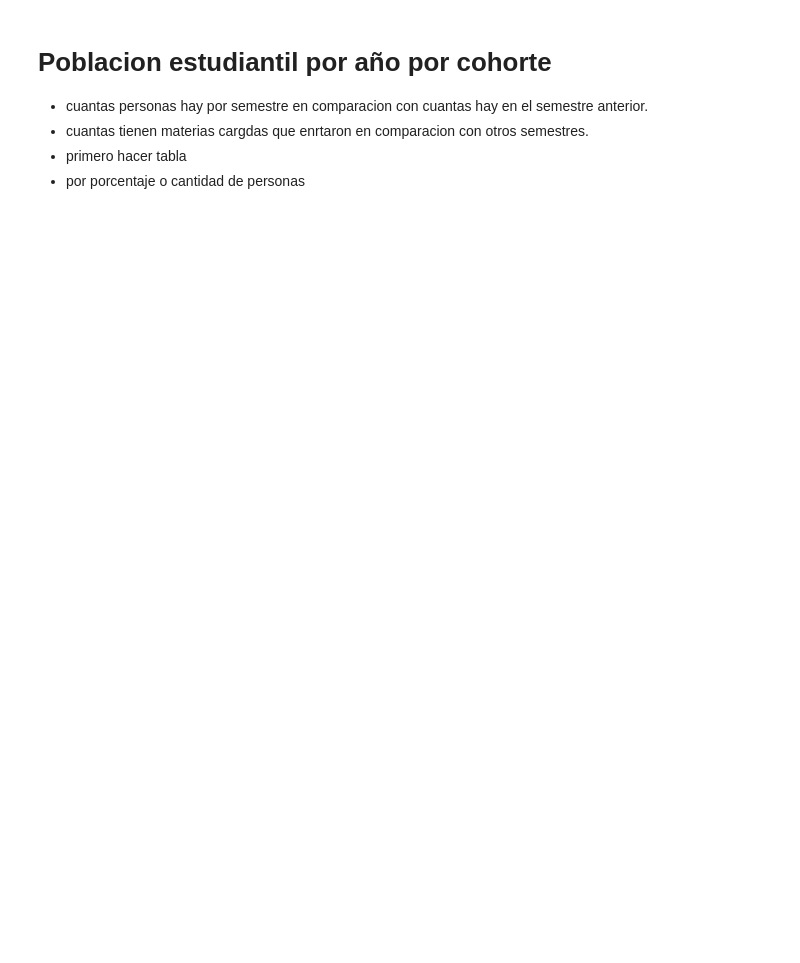
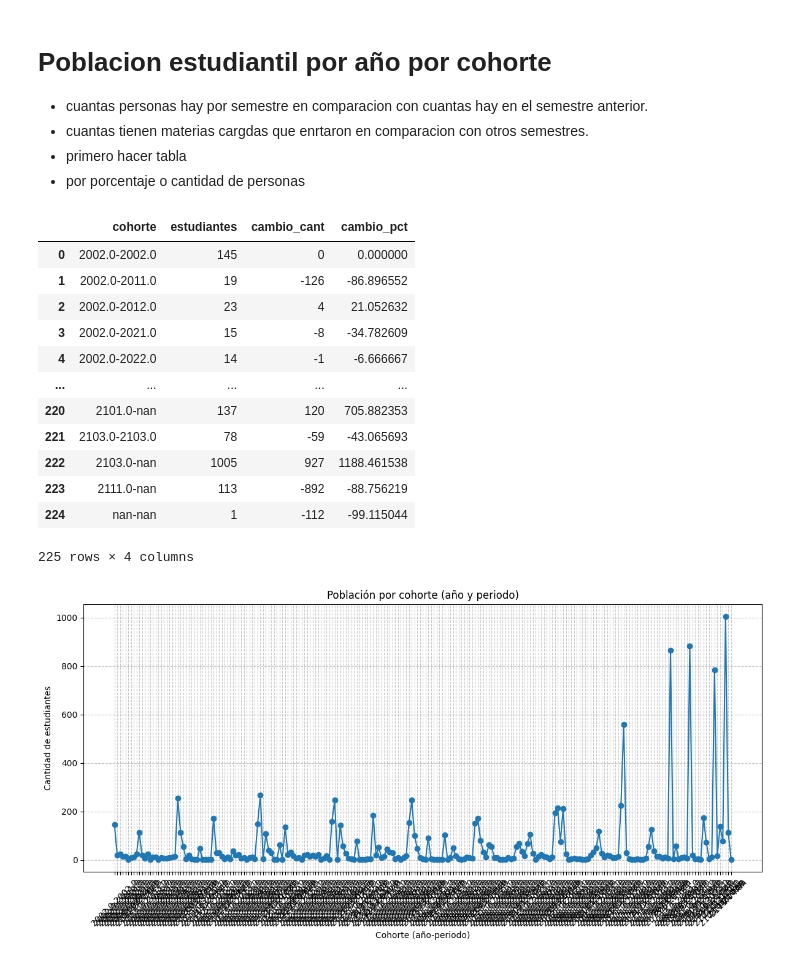
Before and after one commit to SusanItLC/Proyecto_Integrador, a Jupyter notebook: Proyecto_Integrador/Cuaderno.ipynb, the cells around one changed output. Saved outputs shown, nothing was run; the diff lists cells and outputs as text; code cells hidden in the pictures; blank space fills up the shorter version.

```diff
--- a/Proyecto_Integrador/Cuaderno.ipynb
+++ b/Proyecto_Integrador/Cuaderno.ipynb
@@ -135,3 +111,48 @@ KeyError: 'Promedio'
 - cuantas tienen materias cargdas que enrtaron en comparacion con otros semestres.
 - primero  hacer tabla
 - por porcentaje o cantidad de personas
+# %%
+ # Análisis 4: Población anual por cohorte (ingreso + periodo)
+
+# Crear columna de cohorte: año-ingreso + periodo (1, 2, 3)
+dfestudiantes['cohorte'] = dfestudiantes['ingreso'].astype(str) + '-' + dfestudiantes['termino'].astype(str)
+
+# Contar estudiantes por cohorte
+cohorte_counts = dfestudiantes['cohorte'].value_counts().sort_index()
+
+# Convertir a DataFrame
+df_cohortes = cohorte_counts.reset_index()
+df_cohortes.columns = ['cohorte', 'estudiantes']
+
+# Calcular diferencias respecto al periodo anterior
+df_cohortes['cambio_cant'] = df_cohortes['estudiantes'].diff().fillna(0).astype(int)
+df_cohortes['cambio_pct'] = df_cohortes['estudiantes'].pct_change().fillna(0) * 100
+
+# Mostrar tabla
+display(df_cohortes)
+
+# Gráfica de líneas para visualizar cambios
+plt.figure(figsize=(12, 6))
+plt.plot(df_cohortes['cohorte'], df_cohortes['estudiantes'], marker='o', label='Estudiantes')
+plt.xticks(rotation=45)
+plt.title('Población por cohorte (año y periodo)')
+plt.xlabel('Cohorte (año-periodo)')
+plt.ylabel('Cantidad de estudiantes')
+plt.grid(True, linestyle='--', alpha=0.7)
+plt.tight_layout()
+plt.show()
+# %% [output]
+|  | cohorte | estudiantes | cambio_cant | cambio_pct |
+| 0 | 2002.0-2002.0 | 145 | 0 | 0.000000 |
+| 1 | 2002.0-2011.0 | 19 | -126 | -86.896552 |
+| 2 | 2002.0-2012.0 | 23 | 4 | 21.052632 |
+| 3 | 2002.0-2021.0 | 15 | -8 | -34.782609 |
+| 4 | 2002.0-2022.0 | 14 | -1 | -6.666667 |
+| ... | ... | ... | ... | ... |
+| 220 | 2101.0-nan | 137 | 120 | 705.882353 |
+| 221 | 2103.0-2103.0 | 78 | -59 | -43.065693 |
+| 222 | 2103.0-nan | 1005 | 927 | 1188.461538 |
+| 223 | 2111.0-nan | 113 | -892 | -88.756219 |
+| 224 | nan-nan | 1 | -112 | -99.115044 |
+225 rows × 4 columns
+[figure, added]
```
Also changed, not shown: parts of 17 cells of this notebook.
